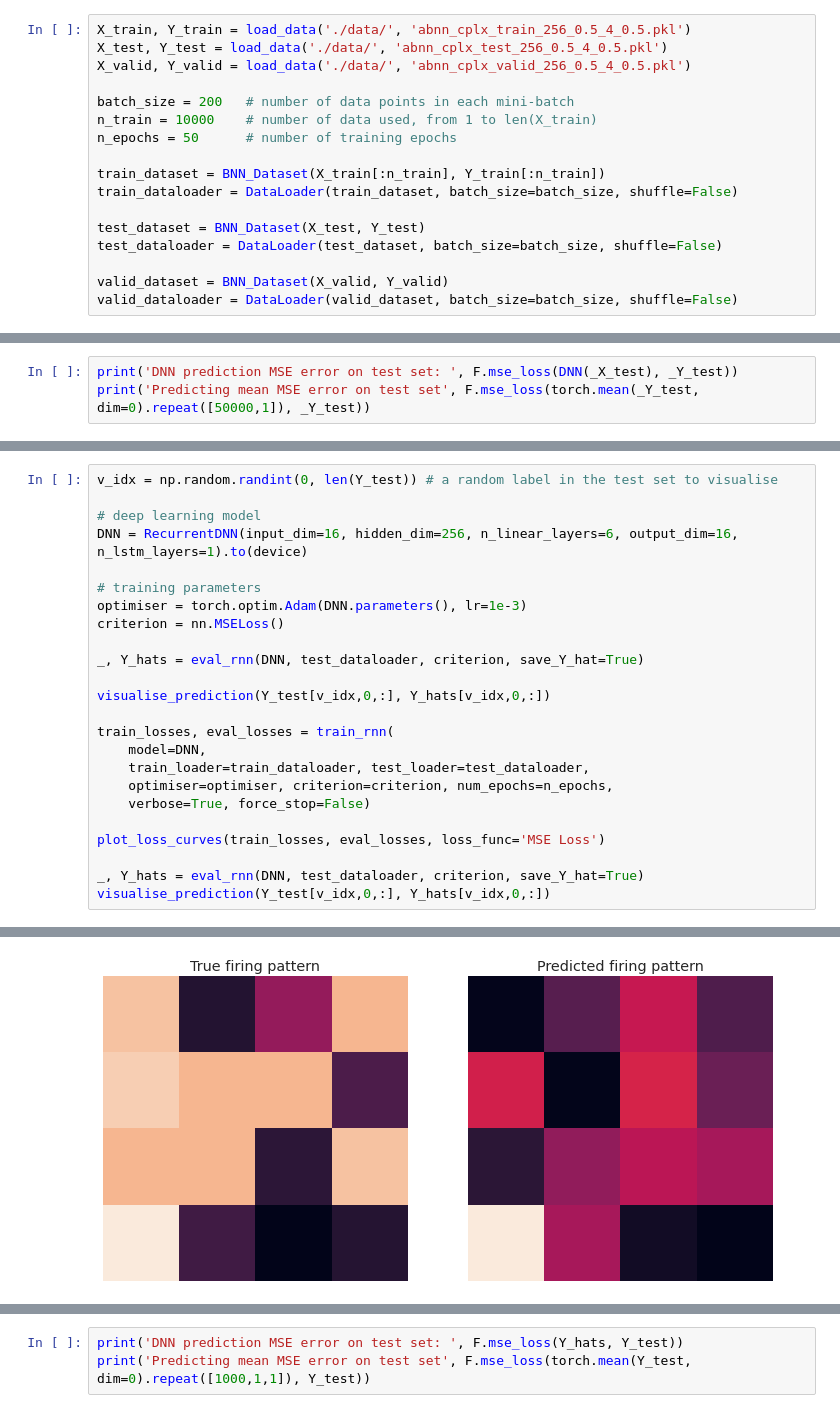
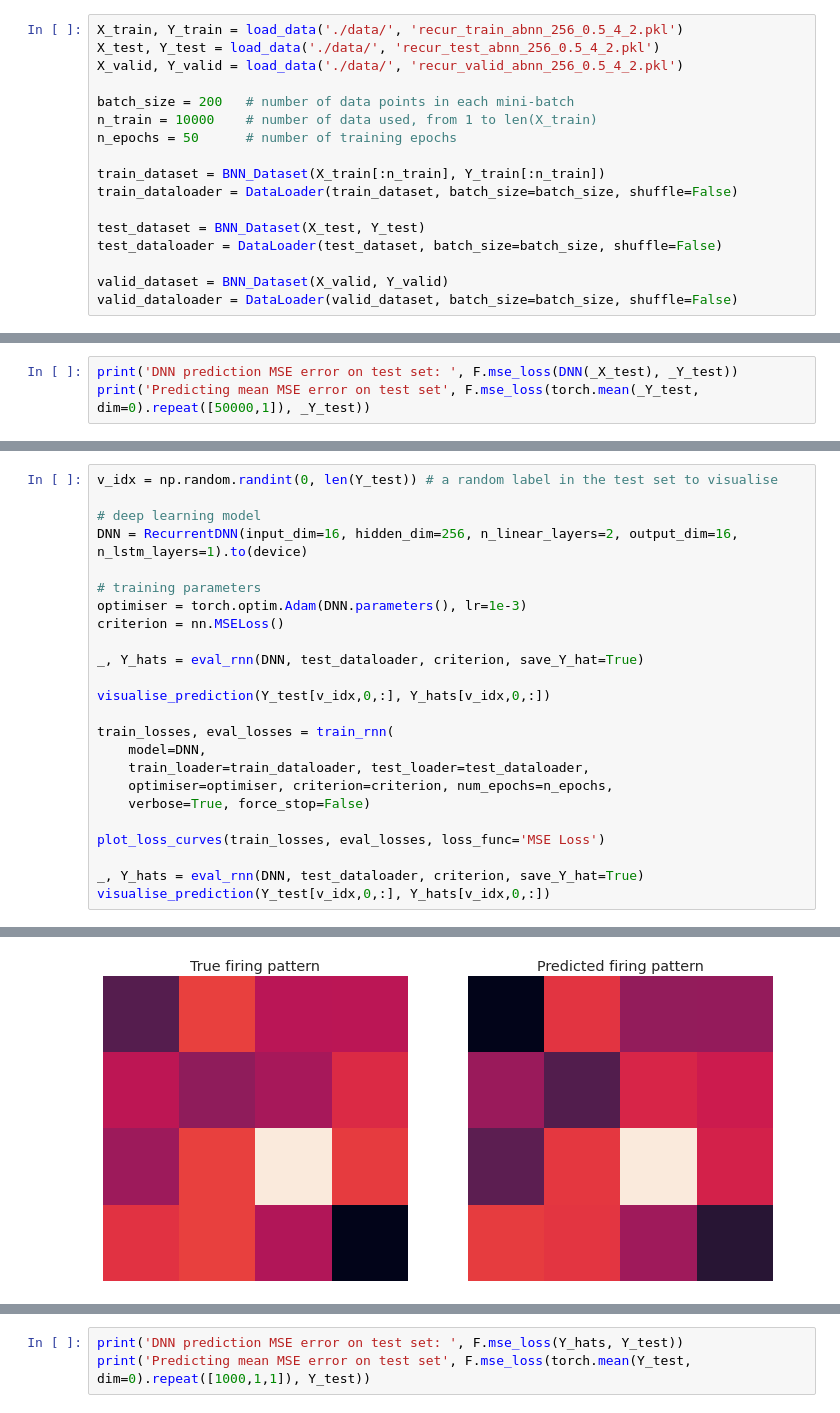
Before and after one commit to cngzlsh/BrainNet, a Jupyter notebook: experiments.ipynb, the cells around one changed output, grey strips where cells are left out. Cells and saved outputs as stored; diff of their text form.

```diff
--- a/experiments.ipynb
+++ b/experiments.ipynb
@@ -275,9 +242,9 @@ Predicting mean MSE error on test set tensor(0.9281, device='cuda:0')
 # %% [markdown]
 ### Recurrent BNN
 # %%
-X_train, Y_train = load_data('./data/', 'abnn_cplx_train_256_0.5_4_0.5.pkl')
-X_test, Y_test = load_data('./data/', 'abnn_cplx_test_256_0.5_4_0.5.pkl')
-X_valid, Y_valid = load_data('./data/', 'abnn_cplx_valid_256_0.5_4_0.5.pkl')
+X_train, Y_train = load_data('./data/', 'recur_train_abnn_256_0.5_4_2.pkl')
+X_test, Y_test = load_data('./data/', 'recur_test_abnn_256_0.5_4_2.pkl')
+X_valid, Y_valid = load_data('./data/', 'recur_valid_abnn_256_0.5_4_2.pkl')
 
 batch_size = 200   # number of data points in each mini-batch
 n_train = 10000    # number of data used, from 1 to len(X_train)
@@ -389,7 +395,7 @@ Best hidden unit: 256, best layers: 6
 v_idx = np.random.randint(0, len(Y_test)) # a random label in the test set to visualise
 
 # deep learning model
-DNN = RecurrentDNN(input_dim=16, hidden_dim=256, n_linear_layers=6, output_dim=16, n_lstm_layers=1).to(device)
+DNN = RecurrentDNN(input_dim=16, hidden_dim=256, n_linear_layers=2, output_dim=16, n_lstm_layers=1).to(device)
 
 # training parameters
 optimiser = torch.optim.Adam(DNN.parameters(), lr=1e-3)
@@ -432 +438 @@ Training completed with final epoch loss 10.429480254650116. Time elapsed: 0 h 0
-[figure, old version]
+[figure, new version]
```
Also changed, not shown: parts of 48 cells of this notebook, 14 other files.
